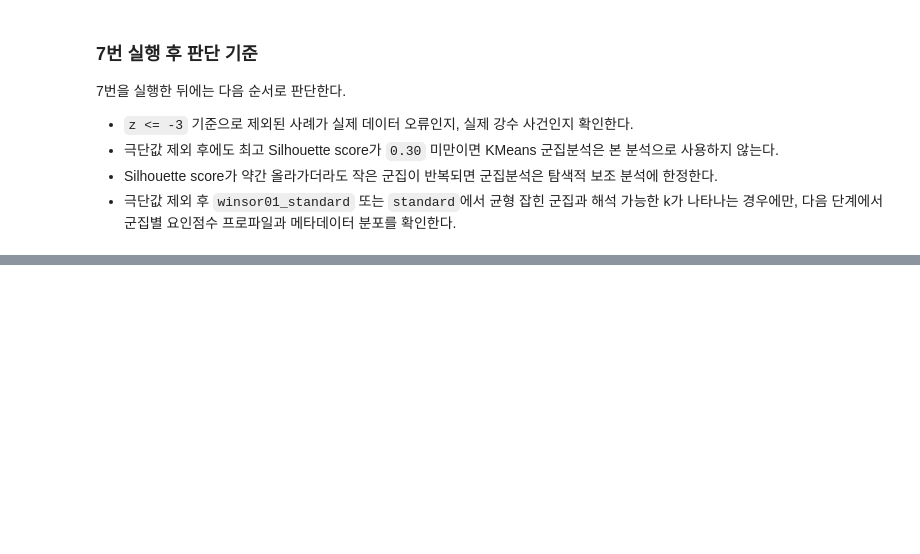
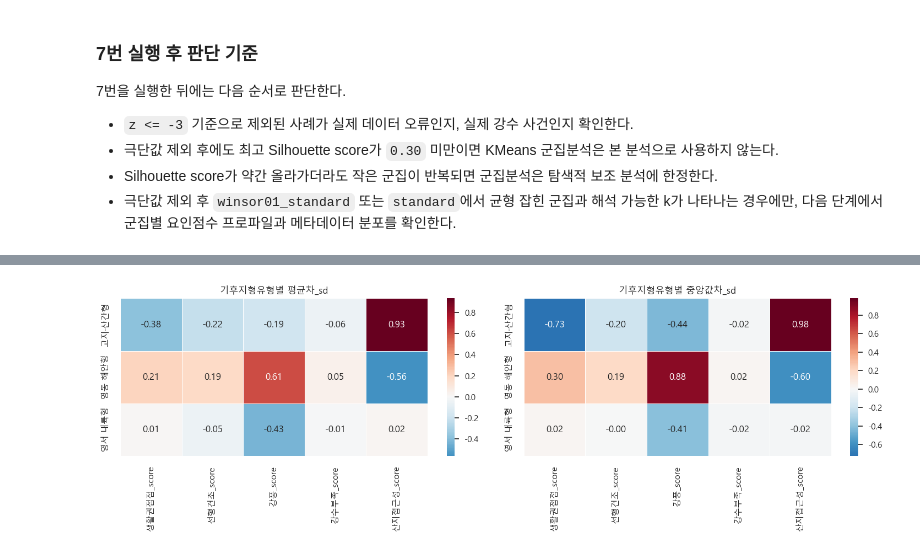
Before and after one commit to Max-JI64/farm-system-public-02, a Jupyter notebook: jsw/Analysis/2026-06-08_FA.ipynb, the cells around one changed output, grey strips where cells are left out. Drawn from its saved outputs; the diff is of its cells as text; code cells hidden in the pictures; blank space fills up the shorter version.

```diff
--- a/jsw/Analysis/2026-06-08_FA.ipynb
+++ b/jsw/Analysis/2026-06-08_FA.ipynb
@@ -5485,0 +5852,85 @@ Silhouette score가 `0.24~0.27`이라고 해서 절대 사용할 수 없는 것
+# %%
+# 8-1-4. 기후지형유형별 요인점수 시각화
+fig, axes = plt.subplots(1, 2, figsize=(15, 4.8))
+
+sns.heatmap(
+    climate_terrain_summary_wide_mean,
+    annot=True,
+    fmt=".2f",
+    cmap="RdBu_r",
+    center=0,
+    linewidths=0.5,
+    ax=axes[0],
+)
+axes[0].set_title("기후지형유형별 평균차_sd")
+axes[0].set_xlabel("")
+axes[0].set_ylabel("")
+
+sns.heatmap(
+    climate_terrain_summary_wide_median,
+    annot=True,
+    fmt=".2f",
+    cmap="RdBu_r",
+    center=0,
+    linewidths=0.5,
+    ax=axes[1],
+)
+axes[1].set_title("기후지형유형별 중앙값차_sd")
+axes[1].set_xlabel("")
+axes[1].set_ylabel("")
+
+plt.tight_layout()
+plt.show()
+
+plot_df = seq_meta_work.melt(
+    id_vars=SEQ_META_COL,
+    value_vars=SEQ_FACTOR_SCORE_COLS,
+    var_name="요인점수",
+    value_name="score",
+)
+
+fig, axes = plt.subplots(2, 3, figsize=(16, 8))
+axes = axes.flatten()
+
+for idx, score_col in enumerate(SEQ_FACTOR_SCORE_COLS):
+    ax = axes[idx]
+    score_plot_df = plot_df[plot_df["요인점수"] == score_col].copy()
+    order = (
+        score_plot_df
+        .groupby(SEQ_META_COL)["score"]
+        .median()
+        .sort_values(ascending=False)
+        .index
+    )
+    sns.boxplot(
+        data=score_plot_df,
+        x=SEQ_META_COL,
+        y="score",
+        order=order,
+        ax=ax,
+        color="#d9e6f2",
+        showfliers=False,
+    )
+    sns.pointplot(
+        data=score_plot_df,
+        x=SEQ_META_COL,
+        y="score",
+        order=order,
+        ax=ax,
+        color="#222222",
+        markers="D",
+        errorbar=None,
+    )
+    ax.axhline(0, color="gray", linewidth=1, linestyle="--", alpha=0.6)
+    ax.set_title(score_col)
+    ax.set_xlabel("")
+    ax.set_ylabel("요인점수")
+    ax.tick_params(axis="x", rotation=20)
+
+for j in range(len(SEQ_FACTOR_SCORE_COLS), len(axes)):
+    fig.delaxes(axes[j])
+
+plt.tight_layout()
+plt.show()
+# %% [output]
+[figure, added]
```
Also changed, not shown: parts of 14 cells of this notebook, 1 other file.
